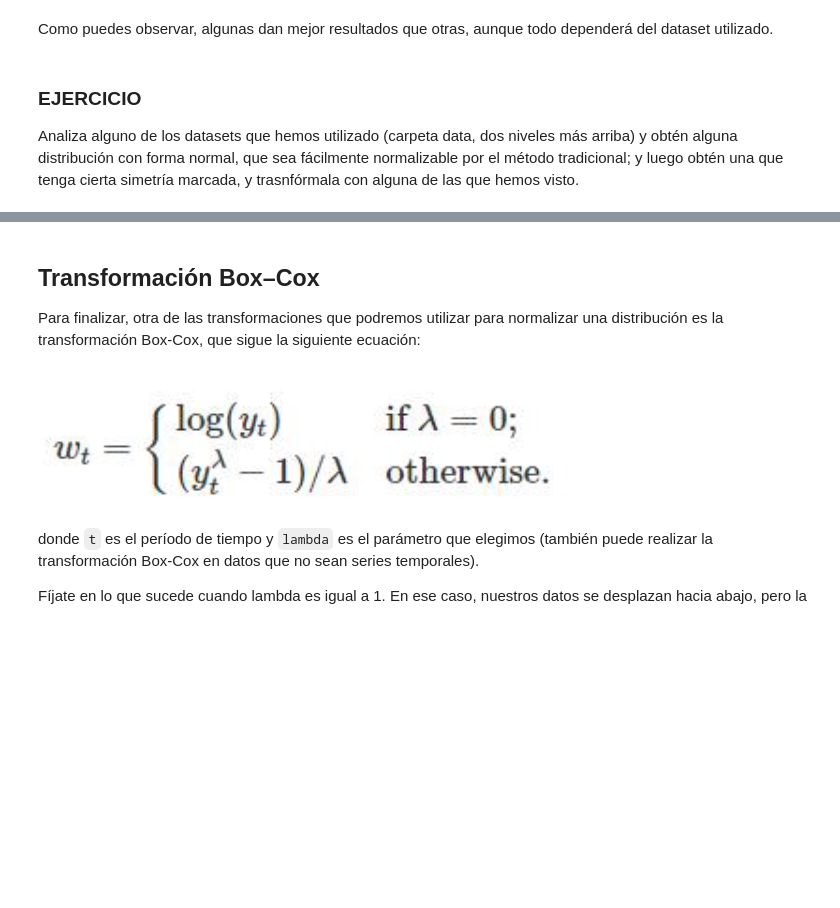
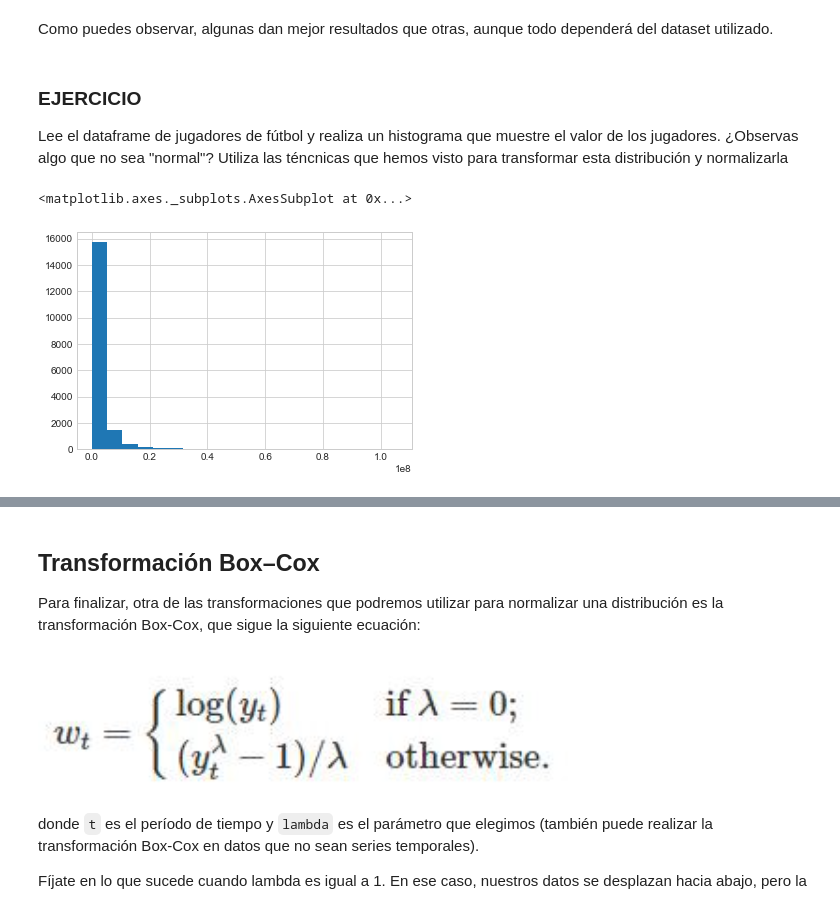
Before and after one commit to JuanDG5/DS-part-time-sep2020, a Jupyter notebook: semana_13/dia_1/RESU_1_Variables_Numéricas.ipynb, the cells around one changed output, grey strips where cells are left out. Drawn from its saved outputs; the diff is of its cells as text; code cells hidden in the pictures; blank space fills up the shorter version.

```diff
--- a/semana_13/dia_1/RESU_1_Variables_Numéricas.ipynb
+++ b/semana_13/dia_1/RESU_1_Variables_Numéricas.ipynb
@@ -1565,7 +1584,17 @@ Text(0, 0.5, 'Frequency')
 [figure]
 # %% [markdown]
 Como puedes observar, algunas dan mejor resultados que otras, aunque todo dependerá del dataset utilizado.
-# %% [markdown]
-### EJERCICIO
-
-Analiza alguno de los datasets que hemos utilizado (carpeta data, dos niveles más arriba) y obtén alguna distribución con forma normal, que sea fácilmente normalizable por el método tradicional; y luego obtén una que tenga cierta simetría marcada, y trasnfórmala con alguna de las que hemos visto.
+# %% [markdown]
+### EJERCICIO
+
+Lee el dataframe de jugadores de fútbol y realiza un histograma que muestre el valor de los jugadores. ¿Observas algo que no sea "normal"? Utiliza las téncnicas que hemos visto para transformar esta distribución y normalizarla
+# %%
+df = pd.read_csv("../../data/FIFA20.csv").fillna(0)
+
+# ELiminamos nulos y 0:
+df = df[df['value_eur']>0]
+
+df['value_eur'].hist(bins=20)
+# %% [output]
+<matplotlib.axes._subplots.AxesSubplot at 0x...>
+[figure, added]
```
Also changed, not shown: parts of 6 cells of this notebook, 1 other file.
